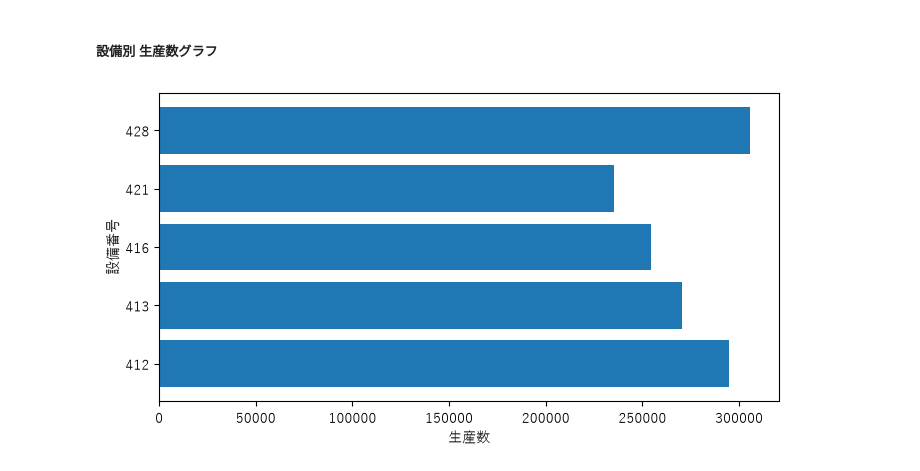
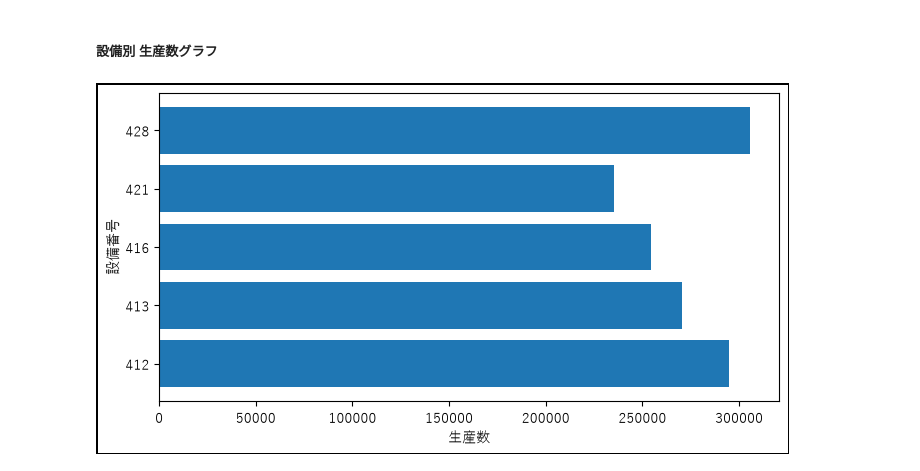
Before and after one commit to BUMZOH/create_jupyter_report, a Jupyter notebook: jupyter_report_body_inspection.ipynb, the cells around one changed output. Drawn from its saved outputs; the diff is of its cells as text; code cells hidden in the pictures.

```diff
--- a/jupyter_report_body_inspection.ipynb
+++ b/jupyter_report_body_inspection.ipynb
@@ -58,15 +71,18 @@ display(
 ##### 設備別 生産数グラフ
 # %%
 fig, ax = plt.subplots(figsize=(8, 4))
+
+fig.patch.set_edgecolor("black")
+fig.patch.set_linewidth(1.0)
 
 ax.barh(
     df_production["inspection_machine_no"].astype(str),
     df_production["production_count"],
 )
 
 ax.set_xlabel("生産数")
 ax.set_ylabel("設備番号")
 
 plt.show()
 # %% [output]
-[figure, old version]
+[figure, new version]
```
Also changed, not shown: parts of 13 cells of this notebook, 2 other files.
